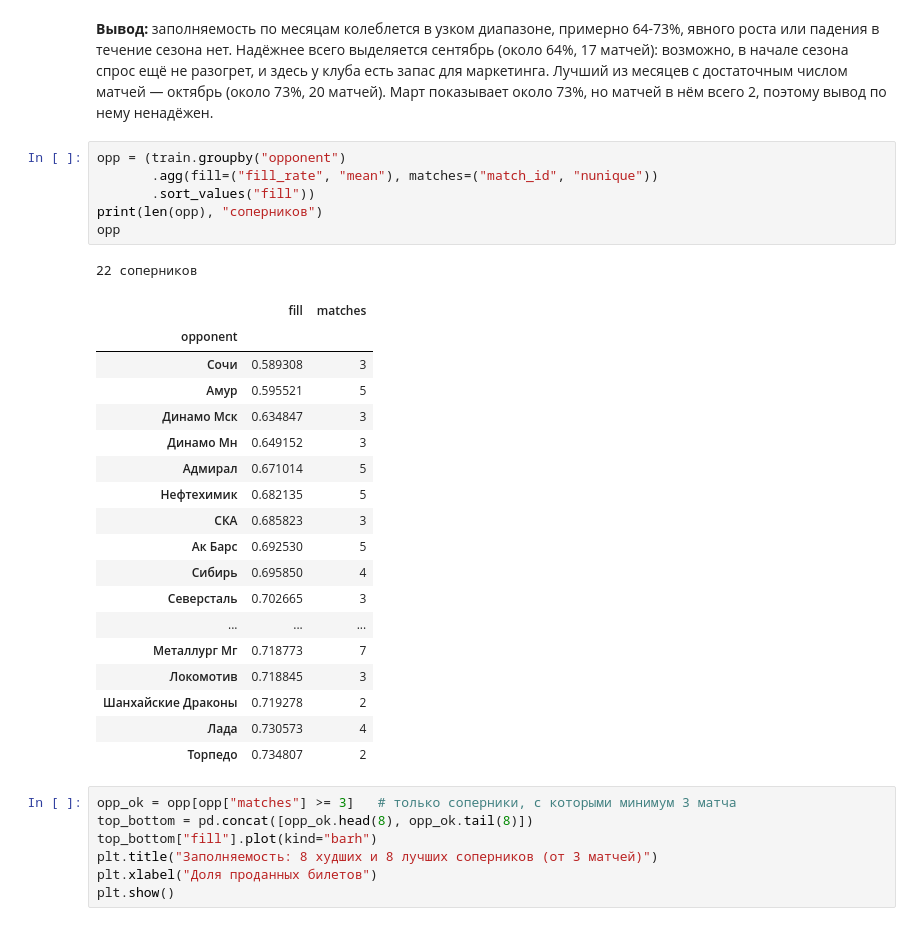
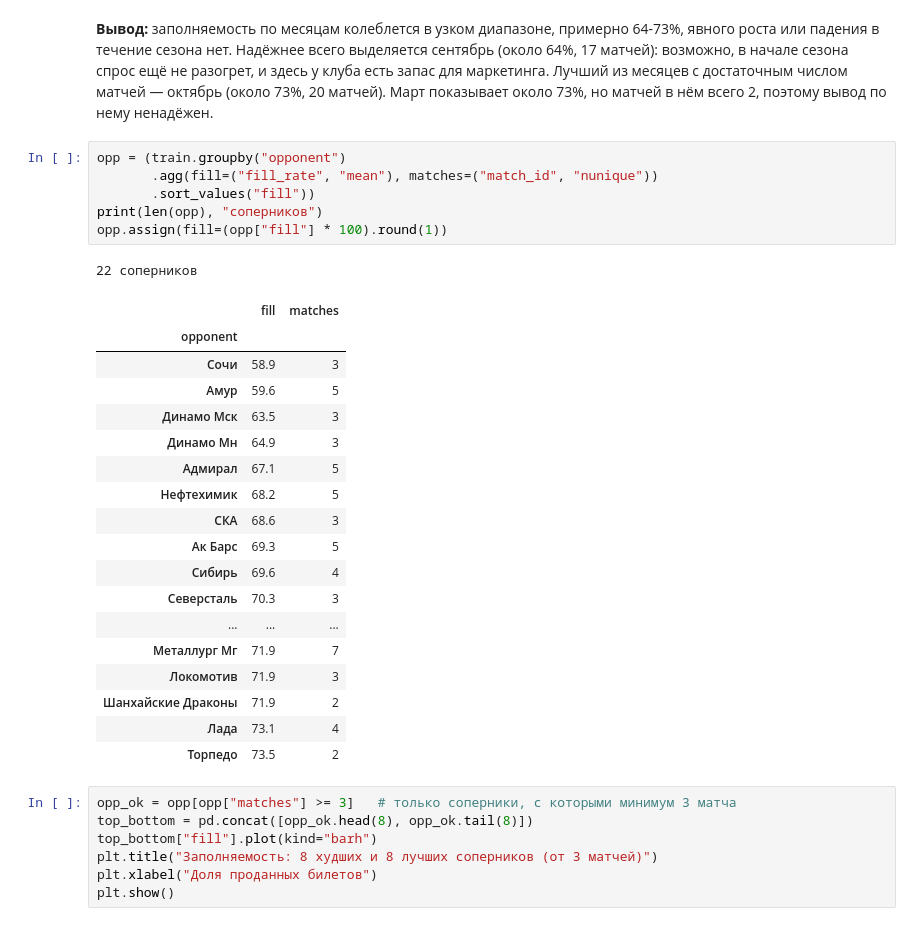
Before and after one commit to shertwg/datamatch-avangard, a Jupyter notebook: notebooks/01_eda.ipynb, the cells around one changed output. Drawn from its saved outputs; the diff is of its cells as text.

```diff
--- a/notebooks/01_eda.ipynb
+++ b/notebooks/01_eda.ipynb
@@ -118,29 +118,29 @@ plt.show()
 # %%
 opp = (train.groupby("opponent")
        .agg(fill=("fill_rate", "mean"), matches=("match_id", "nunique"))
        .sort_values("fill"))
 print(len(opp), "соперников")
-opp
+opp.assign(fill=(opp["fill"] * 100).round(1))
 # %% [output]
 22 соперников
 |  | fill | matches |
 | opponent |  |  |
-| Сочи | 0.589308 | 3 |
-| Амур | 0.595521 | 5 |
-| Динамо Мск | 0.634847 | 3 |
-| Динамо Мн | 0.649152 | 3 |
-| Адмирал | 0.671014 | 5 |
-| Нефтехимик | 0.682135 | 5 |
-| СКА | 0.685823 | 3 |
-| Ак Барс | 0.692530 | 5 |
-| Сибирь | 0.695850 | 4 |
-| Северсталь | 0.702665 | 3 |
+| Сочи | 58.9 | 3 |
+| Амур | 59.6 | 5 |
+| Динамо Мск | 63.5 | 3 |
+| Динамо Мн | 64.9 | 3 |
+| Адмирал | 67.1 | 5 |
+| Нефтехимик | 68.2 | 5 |
+| СКА | 68.6 | 3 |
+| Ак Барс | 69.3 | 5 |
+| Сибирь | 69.6 | 4 |
+| Северсталь | 70.3 | 3 |
 | ... | ... | ... |
-| Металлург Мг | 0.718773 | 7 |
-| Локомотив | 0.718845 | 3 |
-| Шанхайские Драконы | 0.719278 | 2 |
-| Лада | 0.730573 | 4 |
-| Торпедо | 0.734807 | 2 |
+| Металлург Мг | 71.9 | 7 |
+| Локомотив | 71.9 | 3 |
+| Шанхайские Драконы | 71.9 | 2 |
+| Лада | 73.1 | 4 |
+| Торпедо | 73.5 | 2 |
 # %%
 opp_ok = opp[opp["matches"] >= 3]   # только соперники, с которыми минимум 3 матча
 top_bottom = pd.concat([opp_ok.head(8), opp_ok.tail(8)])
```
